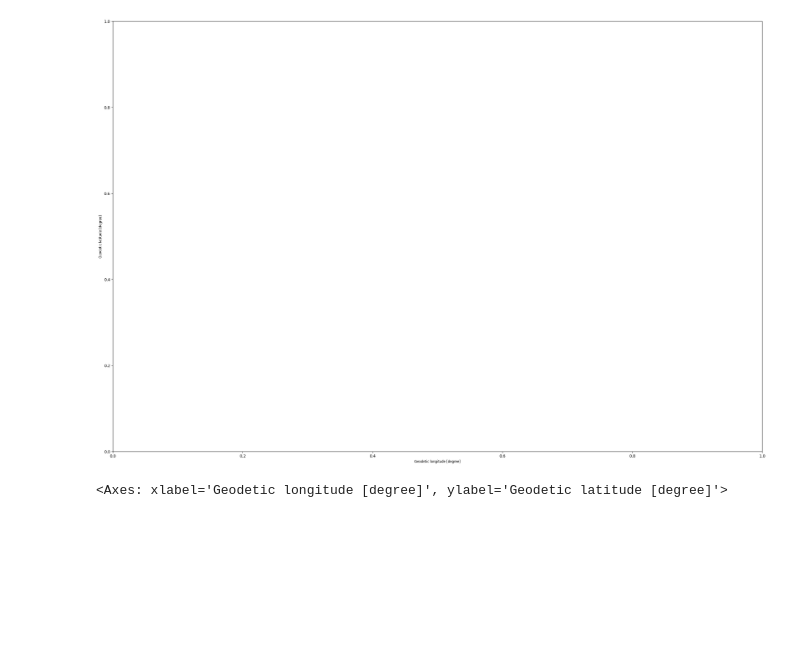
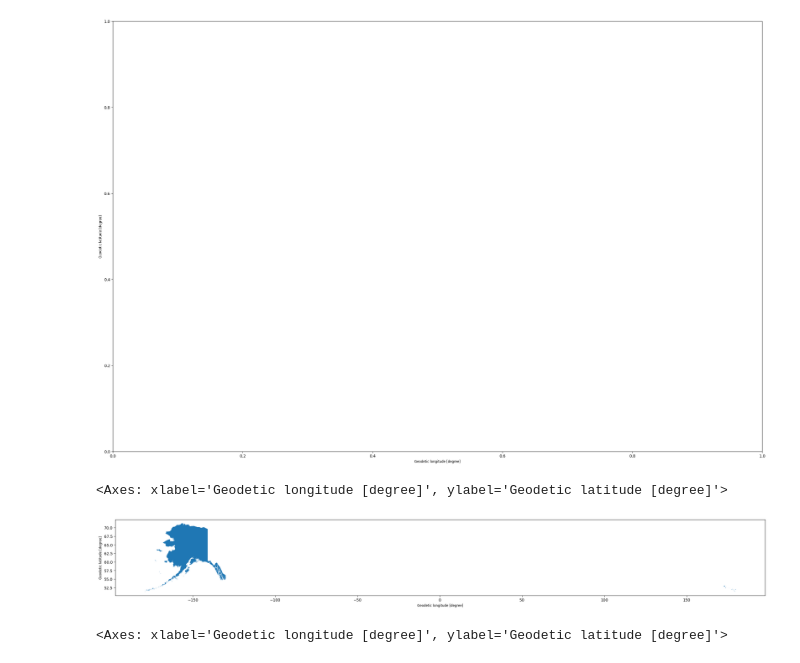
Before and after one commit to Cha-unil/2026_Intro_Python, a Jupyter notebook: FEEDBACK_TISSIERES.ipynb, the cells around one changed output. Cells and saved outputs as stored; diff of their text form; code cells hidden in the pictures; blank space fills up the shorter version.

```diff
--- a/FEEDBACK_TISSIERES.ipynb
+++ b/FEEDBACK_TISSIERES.ipynb
@@ -121,6 +123,12 @@ flagged.plot(figsize = (30,20))
 # %% [output]
 <Axes: xlabel='Geodetic longitude [degree]', ylabel='Geodetic latitude [degree]'>
 [figure]
+# %%
+flagged = country [country["NAME"].isin(["Alaska"])]
+flagged.plot(figsize = (30,20))
+# %% [output]
+<Axes: xlabel='Geodetic longitude [degree]', ylabel='Geodetic latitude [degree]'>
+[figure, added]
 # %%
 flagged = country [country["NAME"].isin(["Alaska, Hawaii"])== False]
 flagged.plot(figsize = (30,20))
```
Also changed, not shown: parts of 1 cell of this notebook.
